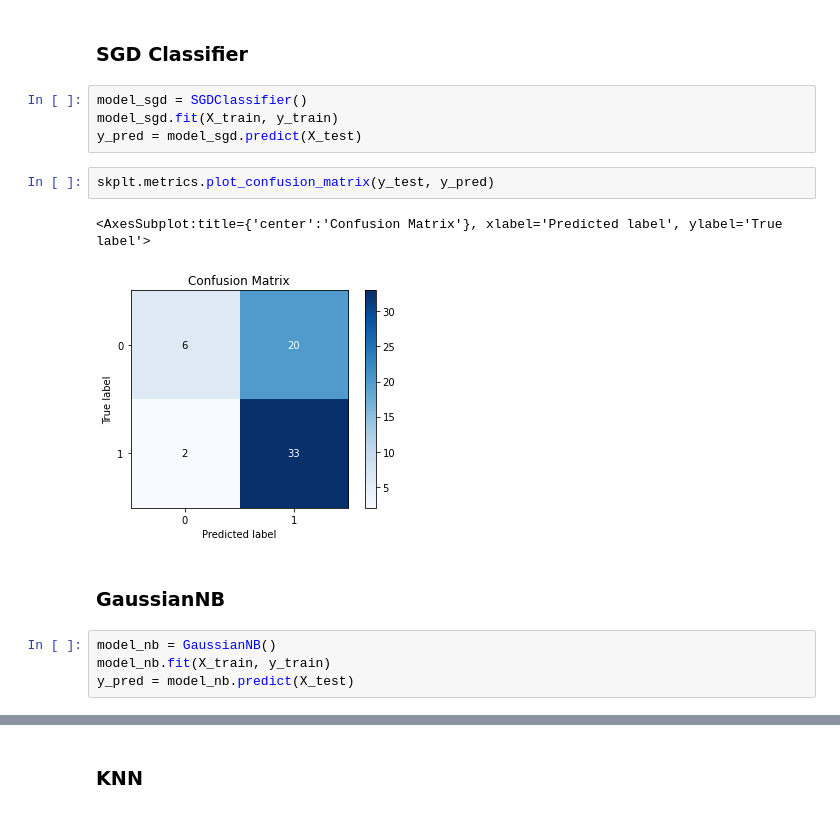
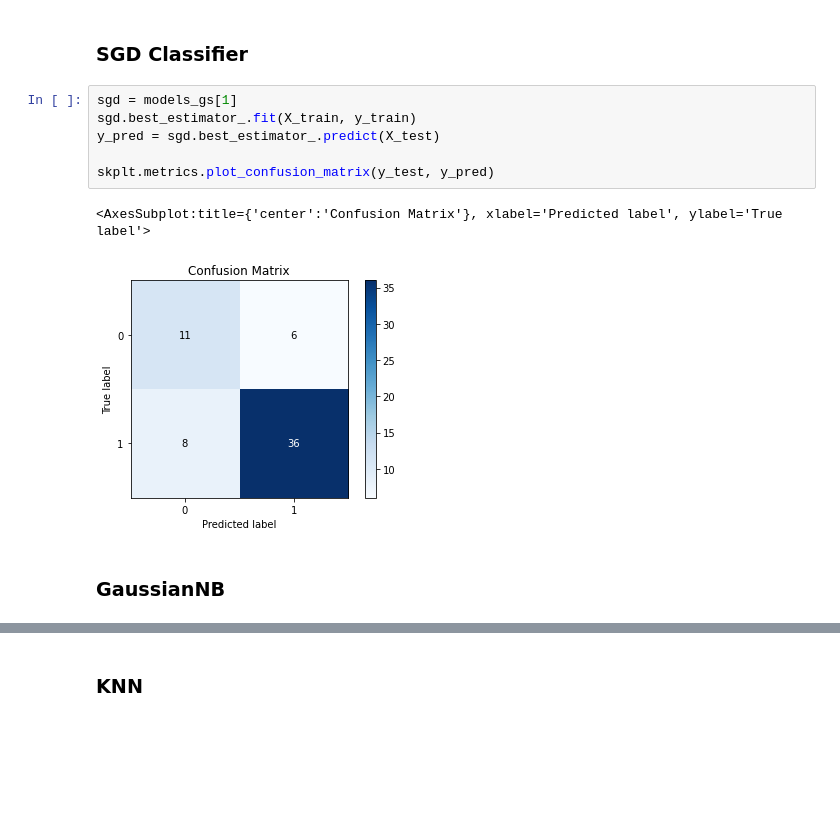
Before and after one commit to pedroernesto00/CK0223---Mineracao-de-Dados, a Jupyter notebook: Trabalho 2/Classificação - Ataque Cardíaco.ipynb, the cells around one changed output, grey strips where cells are left out. Cells and saved outputs as stored; diff of their text form; blank space fills up the shorter version.

```diff
--- a/Trabalho 2/Classificação - Ataque Cardíaco.ipynb
+++ b/Trabalho 2/Classificação - Ataque Cardíaco.ipynb
@@ -64,17 +122,13 @@ skplt.metrics.plot_confusion_matrix(y_test, y_pred)
 # %% [markdown]
 ### SGD Classifier
-# %%
-model_sgd = SGDClassifier()
-model_sgd.fit(X_train, y_train)
-y_pred = model_sgd.predict(X_test)
-# %%
-skplt.metrics.plot_confusion_matrix(y_test, y_pred)
-# %% [output]
-<AxesSubplot:title={'center':'Confusion Matrix'}, xlabel='Predicted label', ylabel='True label'>
-[figure, removed]
+# %%
+sgd = models_gs[1]
+sgd.best_estimator_.fit(X_train, y_train)
+y_pred = sgd.best_estimator_.predict(X_test)
+
+skplt.metrics.plot_confusion_matrix(y_test, y_pred)
+# %% [output]
+<AxesSubplot:title={'center':'Confusion Matrix'}, xlabel='Predicted label', ylabel='True label'>
+[figure, added]
 # %% [markdown]
 ### GaussianNB
-# %%
-model_nb = GaussianNB()
-model_nb.fit(X_train, y_train)
-y_pred = model_nb.predict(X_test)
```
Also changed, not shown: parts of 26 cells of this notebook.
